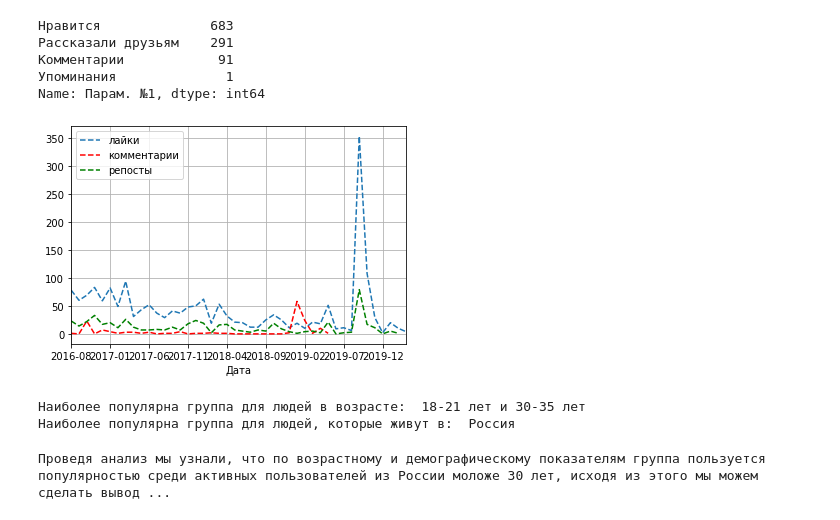
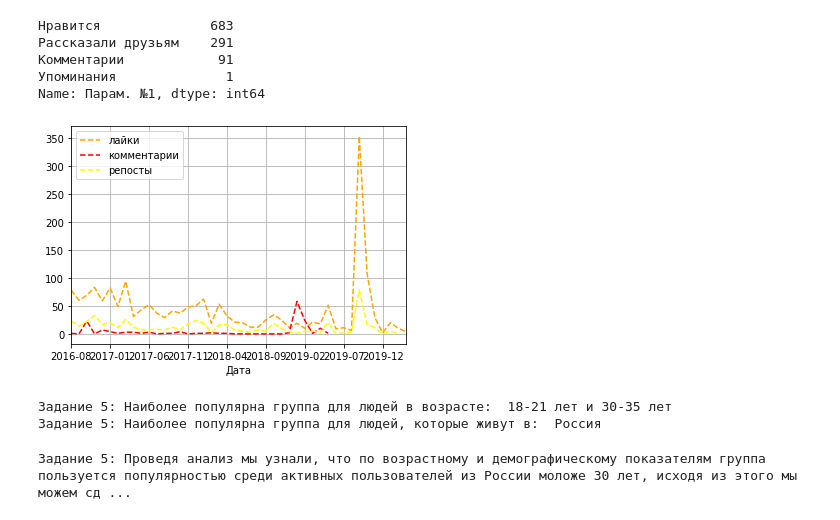
Before and after one commit to Mahapeth/my_python, a Jupyter notebook: Homework_01.06/ДЗ01_06.ipynb, the cells around one changed output. Drawn from its saved outputs; the diff is of its cells as text; code cells hidden in the pictures.

```diff
--- a/Homework_01.06/ДЗ01_06.ipynb
+++ b/Homework_01.06/ДЗ01_06.ipynb
@@ -96,21 +96,21 @@ print(get_feedback['Парам. №1'].value_counts())
 Упоминания              1
 Name: Парам. №1, dtype: int64
 # %%
-like = get_feedback[get_feedback['Парам. №1'] == 'Нравится'].groupby(['Дата'])['Значение'].sum().plot(label="лайки", linestyle='--')
+like = get_feedback[get_feedback['Парам. №1'] == 'Нравится'].groupby(['Дата'])['Значение'].sum().plot(label="лайки", linestyle='--',color = 'orange')
 comment = get_feedback[get_feedback['Парам. №1'] == 'Комментарии'].groupby(['Дата'])['Значение'].sum().plot(label="комментарии", linestyle='--',color = 'red')
-repost = get_feedback[get_feedback['Парам. №1'] == 'Рассказали друзьям'].groupby(['Дата'])['Значение'].sum().plot(label="репосты", linestyle='--',color = 'green')
+repost = get_feedback[get_feedback['Парам. №1'] == 'Рассказали друзьям'].groupby(['Дата'])['Значение'].sum().plot(label="репосты", linestyle='--',color = 'yellow')
 plt.legend(loc="upper left")
 plt.grid(True)
 plt.show()
 # %% [output]
-[figure, old version]
+[figure, new version]
 # %%
-print('Наиболее популярна группа для людей в возрасте: ',str(age1.sort_values(ascending=False).index[1]) , 'лет и', str(age1.sort_values(ascending=False).index[0]), 'лет')
-print('Наиболее популярна группа для людей, которые живут в: ', str(country1.sort_values(ascending=False).index[0]))
+print('Задание 5: Наиболее популярна группа для людей в возрасте: ',str(age1.sort_values(ascending=False).index[1]) , 'лет и', str(age1.sort_values(ascending=False).index[0]), 'лет')
+print('Задание 5: Наиболее популярна группа для людей, которые живут в: ', str(country1.sort_values(ascending=False).index[0]))
 # %% [output]
-Наиболее популярна группа для людей в возрасте:  18-21 лет и 30-35 лет
-Наиболее популярна группа для людей, которые живут в:  Россия
+Задание 5: Наиболее популярна группа для людей в возрасте:  18-21 лет и 30-35 лет
+Задание 5: Наиболее популярна группа для людей, которые живут в:  Россия
 # %%
-print("Проведя анализ мы узнали, что по возрастному и демографическому показателям группа пользуется популярностью среди активных пользователей из России моложе 30 лет, исходя из этого мы можем сделать вывод, что группа подходит для продвижения нового товара")
+print("Задание 5: Проведя анализ мы узнали, что по возрастному и демографическому показателям группа пользуется популярностью среди активных пользователей из России моложе 30 лет, исходя из этого мы можем сделать вывод, что группа подходит для продвижения нового товара")
 # %% [output]
-Проведя анализ мы узнали, что по возрастному и демографическому показателям группа пользуется популярностью среди активных пользователей из России моложе 30 лет, исходя из этого мы можем сделать вывод ...
+Задание 5: Проведя анализ мы узнали, что по возрастному и демографическому показателям группа пользуется популярностью среди активных пользователей из России моложе 30 лет, исходя из этого мы можем сд ...
```
Also changed, not shown: parts of 1 cell of this notebook.
